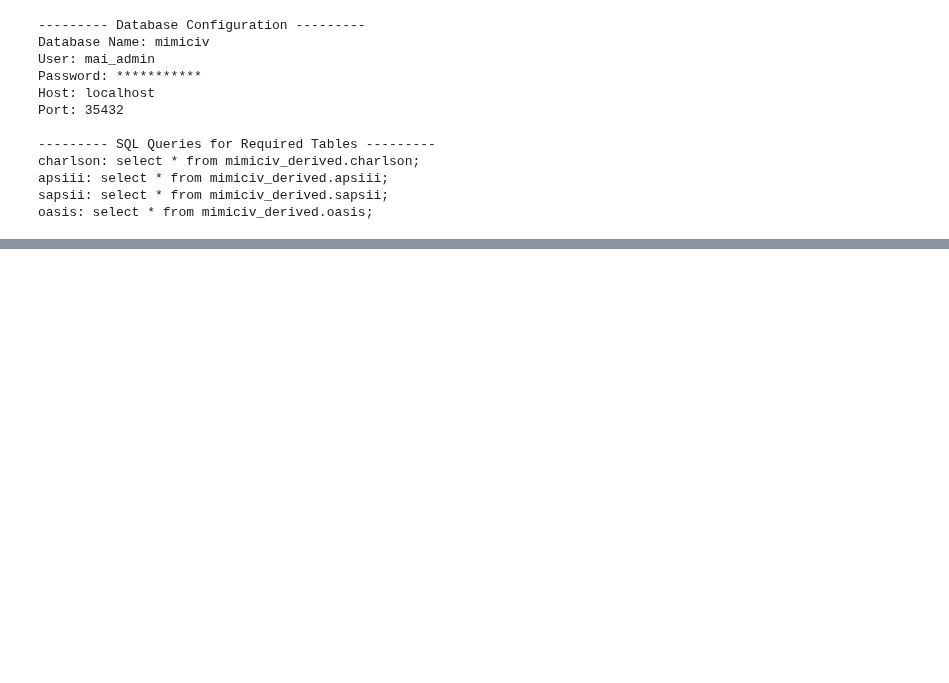
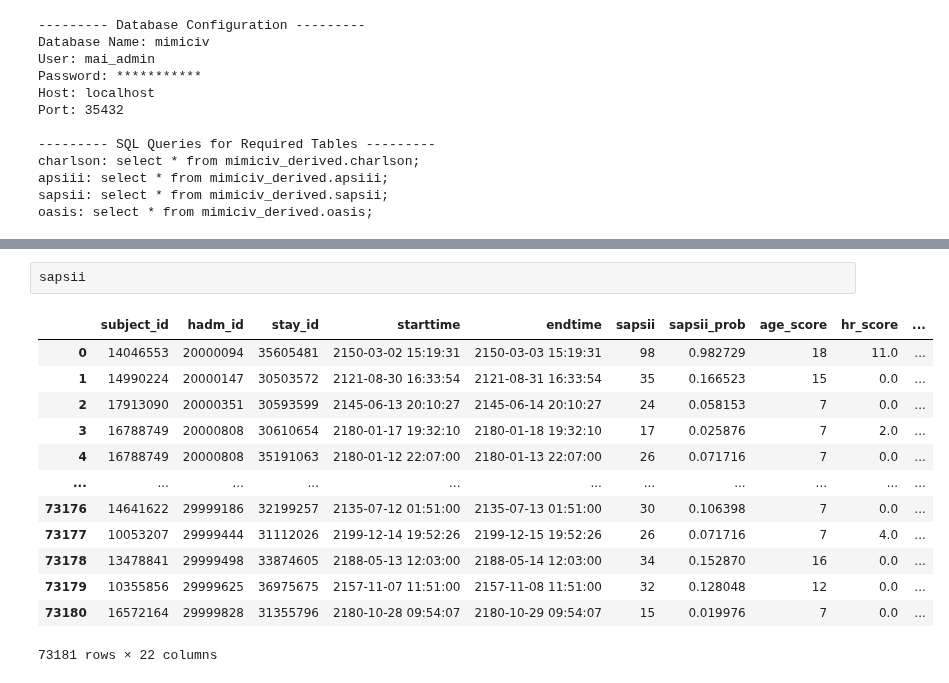
Before and after one commit to sujungleeml/P1_extubationfailure, a Jupyter notebook: 서대철/notebooks/features/02_charlson_apsiii_sapsii_oasis.ipynb, the cells around one changed output, grey strips where cells are left out. Cells and saved outputs as stored; diff of their text form; blank space fills up the shorter version.

```diff
--- a/서대철/notebooks/features/02_charlson_apsiii_sapsii_oasis.ipynb
+++ b/서대철/notebooks/features/02_charlson_apsiii_sapsii_oasis.ipynb
@@ -120,0 +201,16 @@ oasis = dataframes['oasis']
+# %%
+sapsii
+# %% [output]
+|  | subject_id | hadm_id | stay_id | starttime | endtime | sapsii | sapsii_prob | age_score | hr_score | ... |
+| 0 | 14046553 | 20000094 | 35605481 | 2150-03-02 15:19:31 | 2150-03-03 15:19:31 | 98 | 0.982729 | 18 | 11.0 | ... |
+| 1 | 14990224 | 20000147 | 30503572 | 2121-08-30 16:33:54 | 2121-08-31 16:33:54 | 35 | 0.166523 | 15 | 0.0 | ... |
+| 2 | 17913090 | 20000351 | 30593599 | 2145-06-13 20:10:27 | 2145-06-14 20:10:27 | 24 | 0.058153 | 7 | 0.0 | ... |
+| 3 | 16788749 | 20000808 | 30610654 | 2180-01-17 19:32:10 | 2180-01-18 19:32:10 | 17 | 0.025876 | 7 | 2.0 | ... |
+| 4 | 16788749 | 20000808 | 35191063 | 2180-01-12 22:07:00 | 2180-01-13 22:07:00 | 26 | 0.071716 | 7 | 0.0 | ... |
+| ... | ... | ... | ... | ... | ... | ... | ... | ... | ... | ... |
+| 73176 | 14641622 | 29999186 | 32199257 | 2135-07-12 01:51:00 | 2135-07-13 01:51:00 | 30 | 0.106398 | 7 | 0.0 | ... |
+| 73177 | 10053207 | 29999444 | 31112026 | 2199-12-14 19:52:26 | 2199-12-15 19:52:26 | 26 | 0.071716 | 7 | 4.0 | ... |
+| 73178 | 13478841 | 29999498 | 33874605 | 2188-05-13 12:03:00 | 2188-05-14 12:03:00 | 34 | 0.152870 | 16 | 0.0 | ... |
+| 73179 | 10355856 | 29999625 | 36975675 | 2157-11-07 11:51:00 | 2157-11-08 11:51:00 | 32 | 0.128048 | 12 | 0.0 | ... |
+| 73180 | 16572164 | 29999828 | 31355796 | 2180-10-28 09:54:07 | 2180-10-29 09:54:07 | 15 | 0.019976 | 7 | 0.0 | ... |
+73181 rows × 22 columns
```
Also changed, not shown: parts of 13 cells of this notebook.
